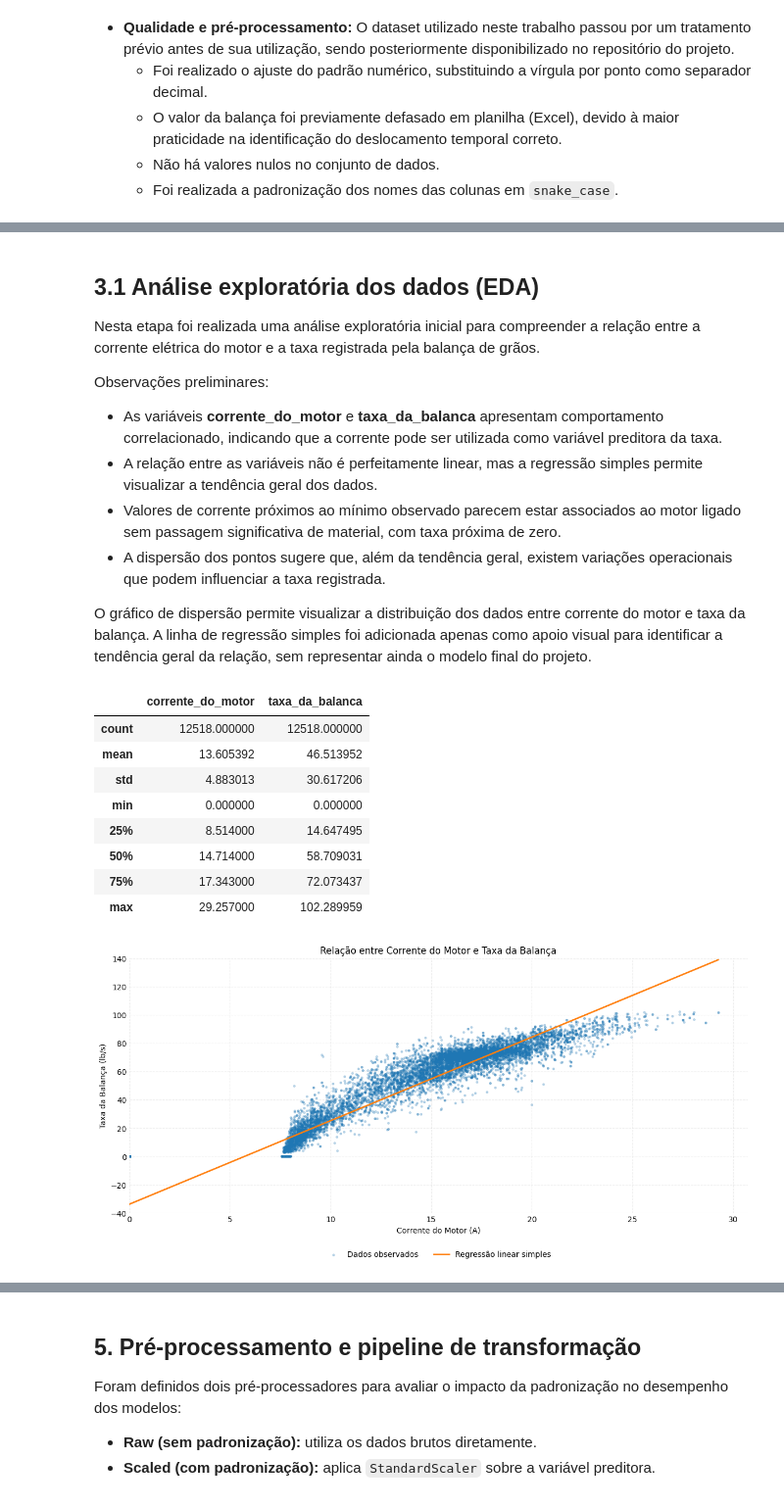
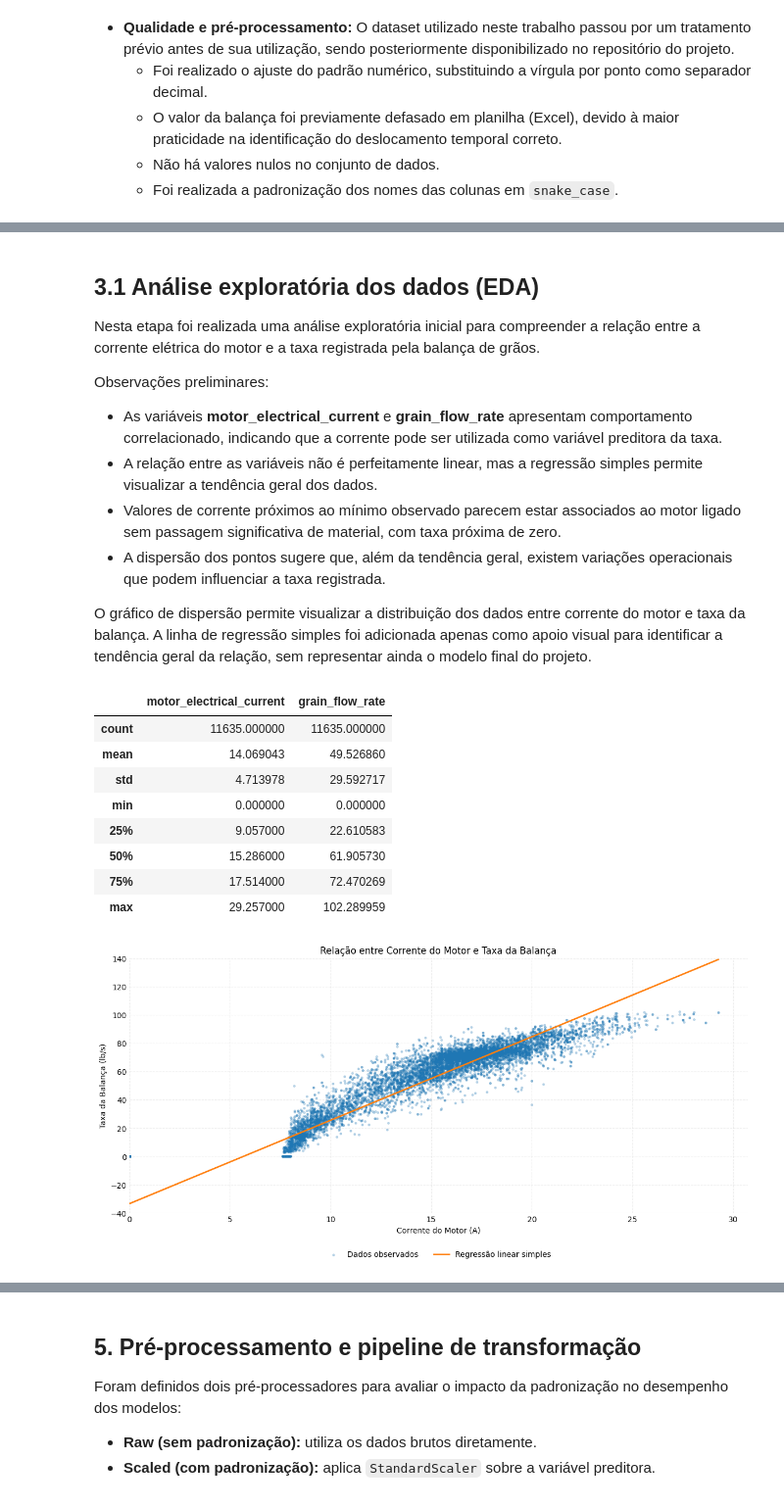
Before and after one commit to thaygorh/Machine-Learning-and-Analytics, a Jupyter notebook: mvp_machine_learning_and_analytics.ipynb, the cells around one changed output, grey strips where cells are left out. Shown at 98% size. Saved outputs shown, nothing was run; the diff lists cells and outputs as text; code cells hidden in the pictures.

```diff
--- a/mvp_machine_learning_and_analytics.ipynb
+++ b/mvp_machine_learning_and_analytics.ipynb
@@ -224,7 +224,7 @@ def sat_with_exponent(x, A, k, p, tau_fixed):
 
 # Carregar dataset
 df = pd.read_csv(
-    "https://raw.githubusercontent.com/thaygorh/Machine-Learning-and-Analytics/refs/heads/main/Grain-Handling-Conveyor-Operational-Data-tratados.csv",
+    "https://raw.githubusercontent.com/thaygorh/Machine-Learning-and-Analytics/refs/heads/main/grain-elevator-operational-data-tratados.csv",
     sep=";"
 )
 
@@ -272,7 +272,7 @@ Nesta etapa foi realizada uma análise exploratória inicial para compreender a
 
 Observações preliminares:
 
-- As variáveis **corrente_do_motor** e **taxa_da_balanca** apresentam comportamento correlacionado, indicando que a corrente pode ser utilizada como variável preditora da taxa.
+- As variáveis **motor_electrical_current** e **grain_flow_rate** apresentam comportamento correlacionado, indicando que a corrente pode ser utilizada como variável preditora da taxa.
 - A relação entre as variáveis não é perfeitamente linear, mas a regressão simples permite visualizar a tendência geral dos dados.
 - Valores de corrente próximos ao mínimo observado parecem estar associados ao motor ligado sem passagem significativa de material, com taxa próxima de zero.
 - A dispersão dos pontos sugere que, além da tendência geral, existem variações operacionais que podem influenciar a taxa registrada.
@@ -286,8 +286,8 @@ display(df.describe())
 fig, ax = plt.subplots(figsize=(12, 6))
 
 ax.scatter(
-    df["corrente_do_motor"],
-    df["taxa_da_balanca"],
+    df["motor_electrical_current"],
+    df["grain_flow_rate"],
     alpha=0.25,
     s=6,
     label="Dados observados"
@@ -295,16 +295,16 @@ ax.scatter(
 
 # Regressão simples para visualização da tendência geral
 coef = np.polyfit(
-    df["corrente_do_motor"],
-    df["taxa_da_balanca"],
+    df["motor_electrical_current"],
+    df["grain_flow_rate"],
     deg=1
 )
 
 linha_regressao = np.poly1d(coef)
 
 x_linha = np.linspace(
-    df["corrente_do_motor"].min(),
-    df["corrente_do_motor"].max(),
+    df["motor_electrical_current"].min(),
+    df["motor_electrical_current"].max(),
     200
 )
 
@@ -321,41 +321,41 @@ ax.plot(
 # Formatação do gráfico
 ax.set_title("Relação entre Corrente do Motor e Taxa da Balança")
 ax.set_xlabel("Corrente do Motor (A)")
 ax.set_ylabel("Taxa da Balança (lb/s)")
 
 # Limites dos eixos
 ax.set_xlim(left=0)
 ax.set_ylim(-40, 140)
 
 # Grade
 ax.grid(True, linestyle="--", alpha=0.2)
 
 # Remover bordas pretas do gráfico
 for spine in ax.spines.values():
     spine.set_visible(False)
 
 # Manter apenas marcações dos eixos
 ax.tick_params(axis="both", length=0)
 
 # Legenda inferior
 ax.legend(
     loc="upper center",
     bbox_to_anchor=(0.5, -0.12),
     ncol=2,
     frameon=False
 )
 
 plt.tight_layout()
 plt.show()
 # %% [output]
-|  | corrente_do_motor | taxa_da_balanca |
-| count | 12518.000000 | 12518.000000 |
-| mean | 13.605392 | 46.513952 |
-| std | 4.883013 | 30.617206 |
+|  | motor_electrical_current | grain_flow_rate |
+| count | 11635.000000 | 11635.000000 |
+| mean | 14.069043 | 49.526860 |
+| std | 4.713978 | 29.592717 |
 | min | 0.000000 | 0.000000 |
-| 25% | 8.514000 | 14.647495 |
-| 50% | 14.714000 | 58.709031 |
-| 75% | 17.343000 | 72.073437 |
+| 25% | 9.057000 | 22.610583 |
+| 50% | 15.286000 | 61.905730 |
+| 75% | 17.514000 | 72.470269 |
 | max | 29.257000 | 102.289959 |
 [figure]
 # %% [markdown]
```
Also changed, not shown: parts of 13 cells of this notebook.
